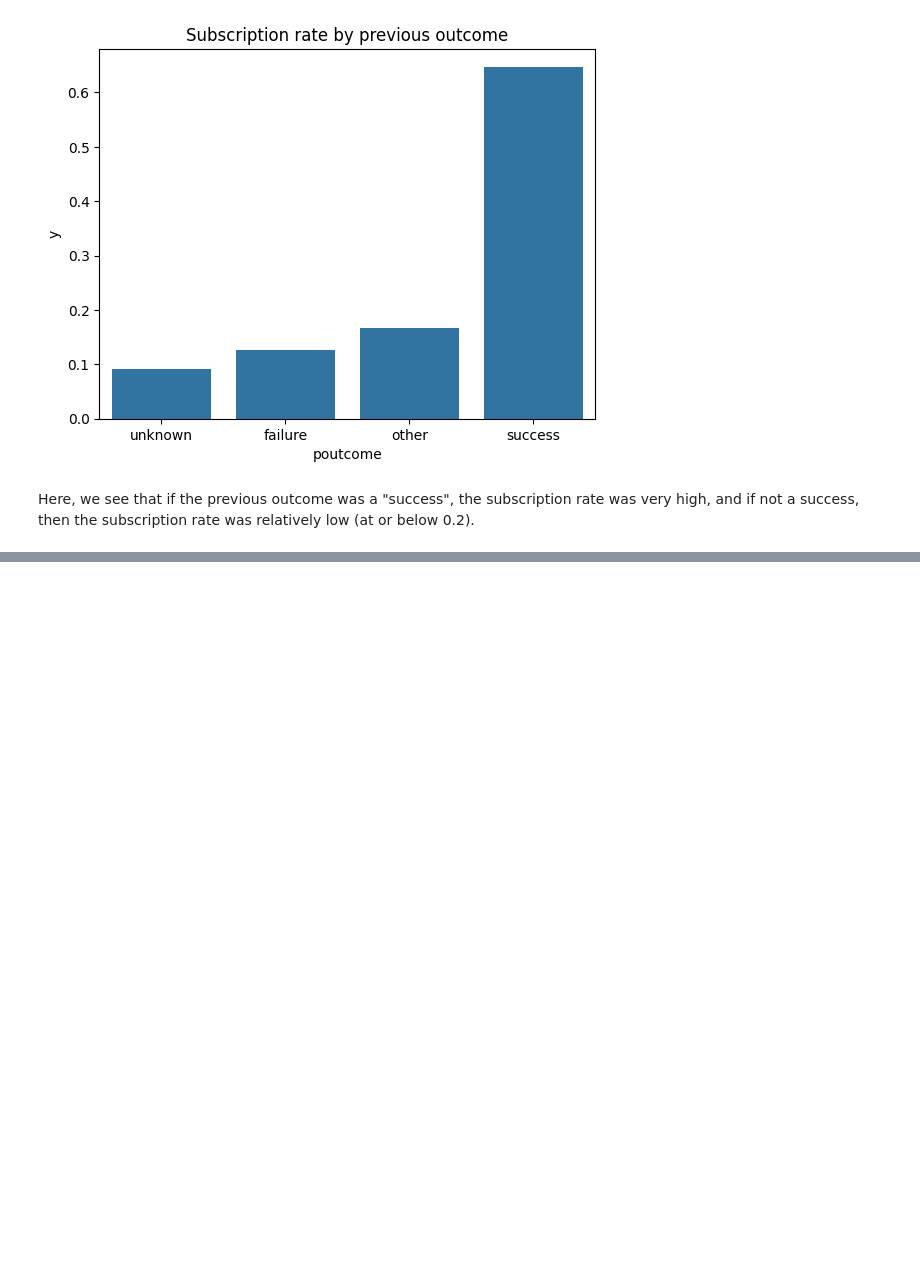
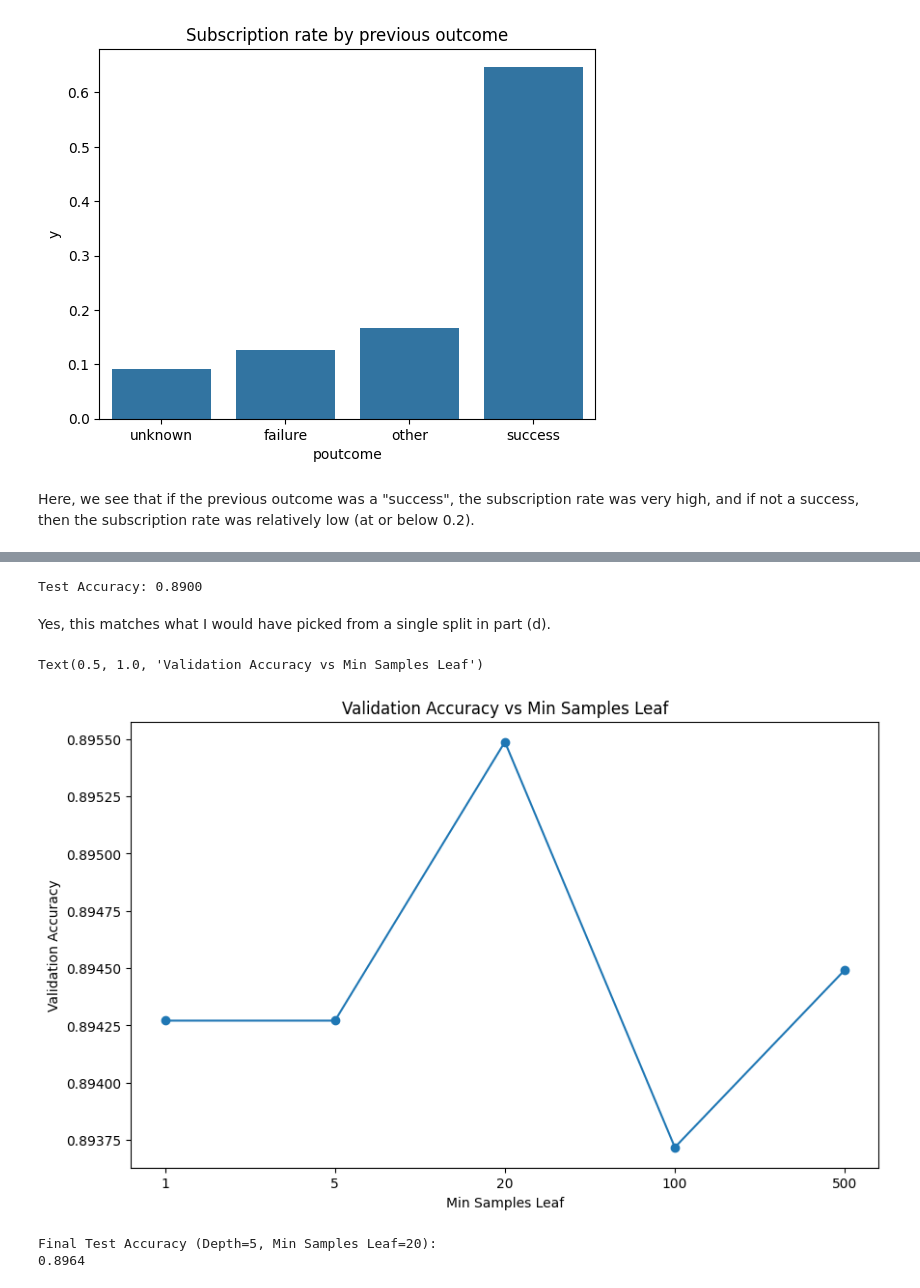
Before and after one commit to sonirohan/intro-ml, a Jupyter notebook: hw3/hw3.ipynb, the cells around one changed output, grey strips where cells are left out. Saved outputs shown, nothing was run; the diff lists cells and outputs as text; code cells hidden in the pictures; blank space fills up the shorter version.

```diff
--- a/hw3/hw3.ipynb
+++ b/hw3/hw3.ipynb
@@ -191,0 +334,10 @@ Here, we see that if the previous outcome was a "success", the subscription rate
+# %%
+# 5(e)(ii)
+
+# for each max_depth from part d, perform 5-fold cross-validation on the training set
+# this can be done with sklearn.model_selection.KFold or cross_val_score
+from sklearn.model_selection import cross_val_score
+for depth in depths:
+    clf = DecisionTreeClassifier(max_depth=depth, random_state=42)
+    cv_scores = cross_val_score(clf, X_train, y_train, cv=5)
+    print(f"Max Depth: {depth}, Cross-Validation Accuracy: {cv_scores.mean():.4f} ± {cv_scores.std():.4f}")
@@ -191,0 +354,51 @@ Here, we see that if the previous outcome was a "success", the subscription rate
+# %%
+# 5(e)(ii)
+
+# refit depth 5 on the full training set
+best_clf = DecisionTreeClassifier(max_depth=5, random_state=42)
+best_clf.fit(X_train, y_train)
+
+# report test accuracy
+X_test = test_data_encoded.drop(columns=["y"])
+y_test = test_data_encoded["y"]
+y_test_pred = best_clf.predict(X_test)
+test_acc = metrics.accuracy_score(y_test, y_test_pred)
+print(f"Test Accuracy: {test_acc:.4f}")
+# %% [output]
+Test Accuracy: 0.8900
+# %% [markdown]
+Yes, this matches what I would have picked from a single split in part (d).
+# %%
+# 5(f)
+
+# sweep min_samples_leaf from 1, 5, 20, 100, 500 at the best depth from part e
+best_depth = 5
+leaf_sizes = [1, 5, 20, 100, 500]
+validation_results = []
+for leaf_size in leaf_sizes:
+    clf = DecisionTreeClassifier(max_depth=best_depth, min_samples_leaf=leaf_size, random_state=42)
+    clf.fit(X_train, y_train)
+    y_val_pred = clf.predict(X_val)
+    val_acc = metrics.accuracy_score(y_val, y_val_pred)
+    validation_results.append((leaf_size, val_acc))
+
+# plot validation accuracy vs min_samples_leaf
+leaf_sizes_plot = [str(ls) for ls in leaf_sizes]
+val_accs_leaf = [r[1] for r in validation_results]
+plt.figure(figsize=(10, 6))
+plt.plot(leaf_sizes_plot, val_accs_leaf, marker='o')
+plt.xlabel("Min Samples Leaf")
+plt.ylabel("Validation Accuracy")
+plt.title("Validation Accuracy vs Min Samples Leaf")
+# %% [output]
+Text(0.5, 1.0, 'Validation Accuracy vs Min Samples Leaf')
+[figure, added]
+# %%
+# report combined-test accuracy at the combination of 5 depth and 20 samples per leaf
+final_clf = DecisionTreeClassifier(max_depth=5, min_samples_leaf=20, random_state=42)
+final_clf.fit(X_test, y_test)
+final_test_acc = metrics.accuracy_score(y_test, final_clf.predict(X_test))
+print(f"Final Test Accuracy (Depth=5, Min Samples Leaf=20): \n{final_test_acc:.4f}")
+# %% [output]
+Final Test Accuracy (Depth=5, Min Samples Leaf=20):
+0.8964
```
Also changed, not shown: parts of 24 cells of this notebook.
